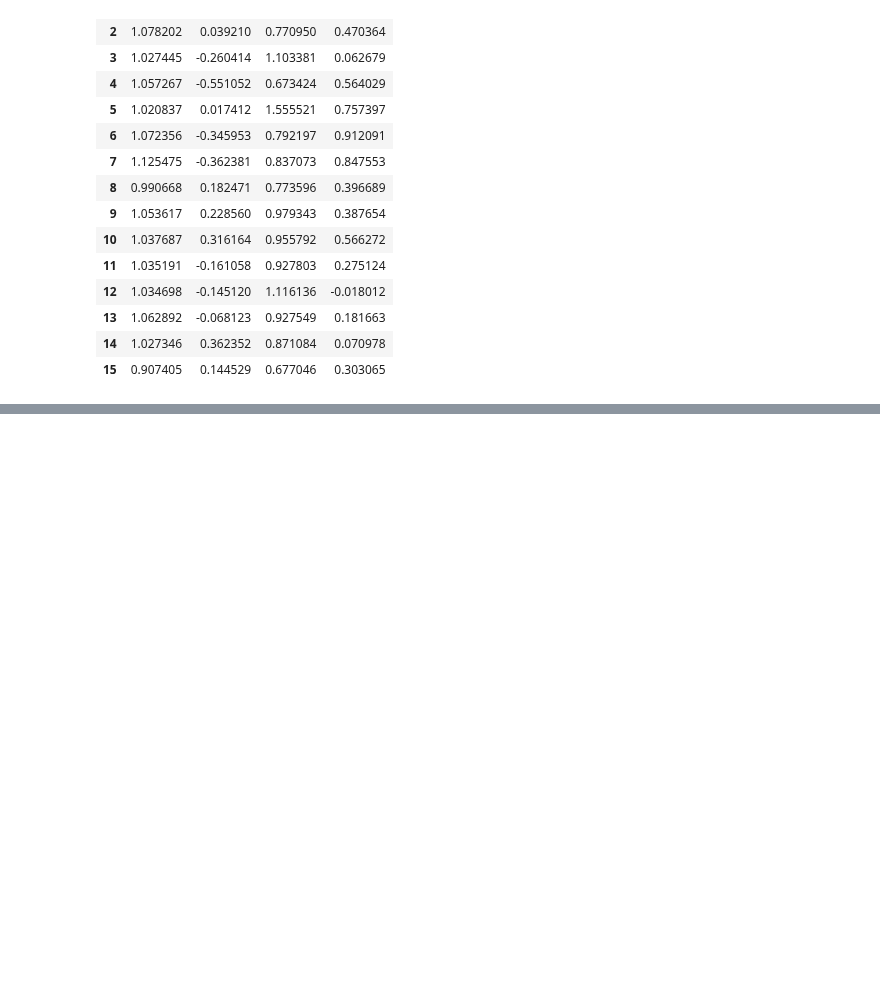
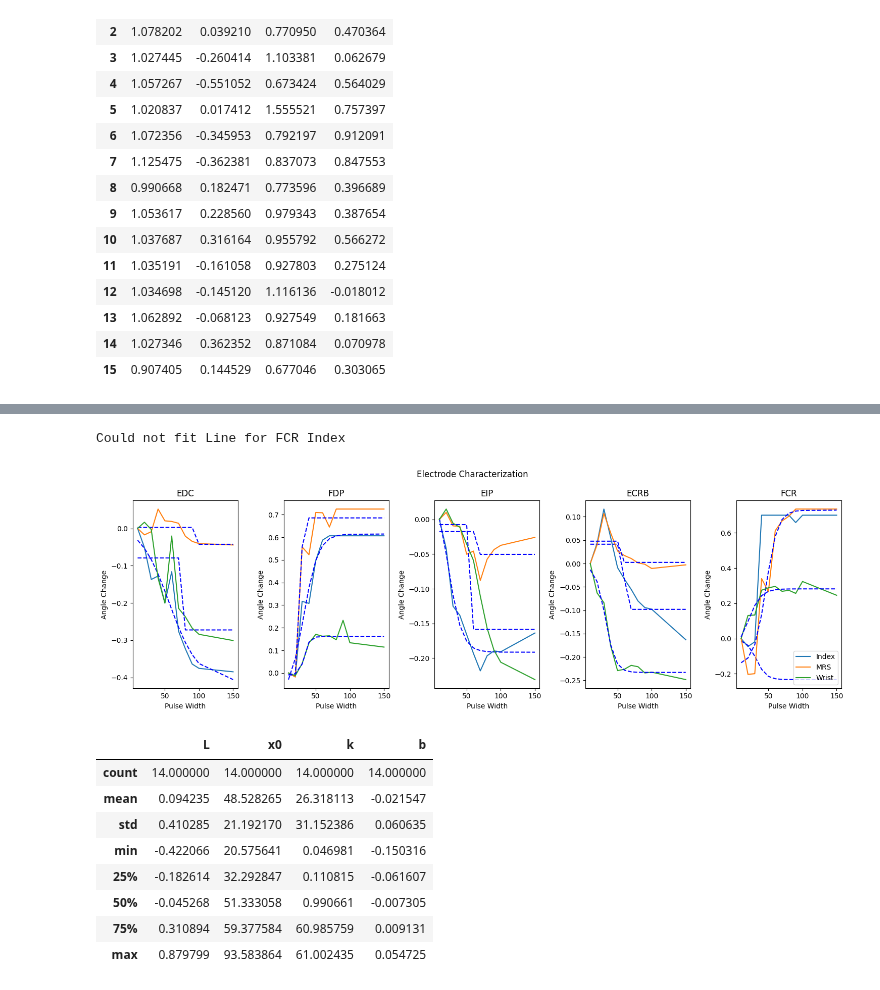
Before and after one commit to draeloslab/stim_behavior, a Jupyter notebook: notebooks/sigmoid.ipynb, the cells around one changed output, grey strips where cells are left out. Cells and saved outputs as stored; diff of their text form; code cells hidden in the pictures; blank space fills up the shorter version.

```diff
--- a/notebooks/sigmoid.ipynb
+++ b/notebooks/sigmoid.ipynb
@@ -90,0 +164,15 @@ df
+# %%
+realParams = electrodePlotMatt()
+realParams.describe()
+# %% [output]
+Could not fit Line for FCR Index
+[figure, added]
+|  | L | x0 | k | b |
+| count | 14.000000 | 14.000000 | 14.000000 | 14.000000 |
+| mean | 0.094235 | 48.528265 | 26.318113 | -0.021547 |
+| std | 0.410285 | 21.192170 | 31.152386 | 0.060635 |
+| min | -0.422066 | 20.575641 | 0.046981 | -0.150316 |
+| 25% | -0.182614 | 32.292847 | 0.110815 | -0.061607 |
+| 50% | -0.045268 | 51.333058 | 0.990661 | -0.007305 |
+| 75% | 0.310894 | 59.377584 | 60.985759 | 0.009131 |
+| max | 0.879799 | 93.583864 | 61.002435 | 0.054725 |
```
Also changed, not shown: parts of 7 cells of this notebook, 1 other file.
